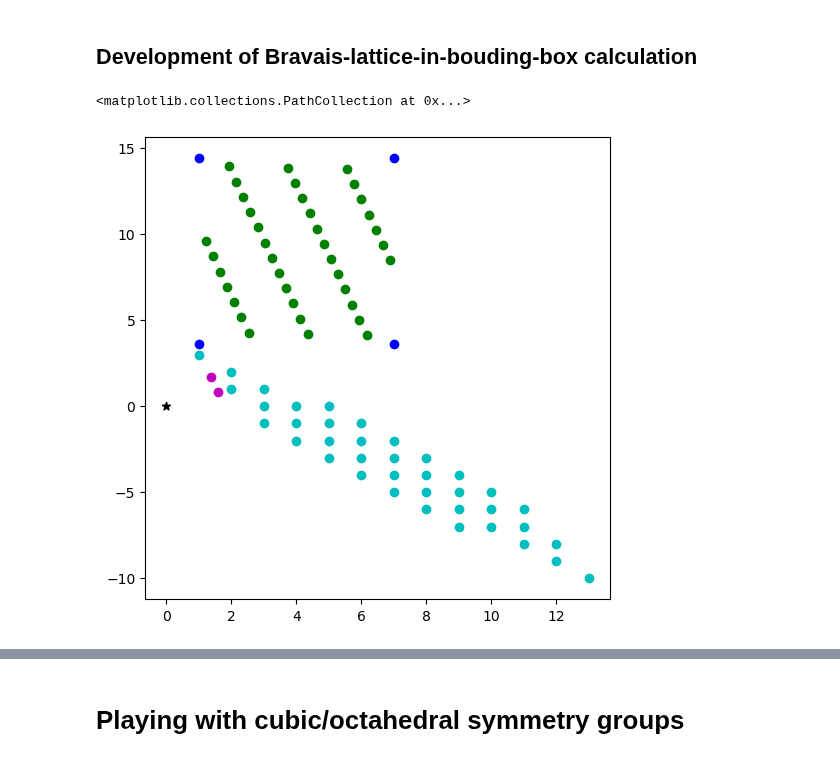
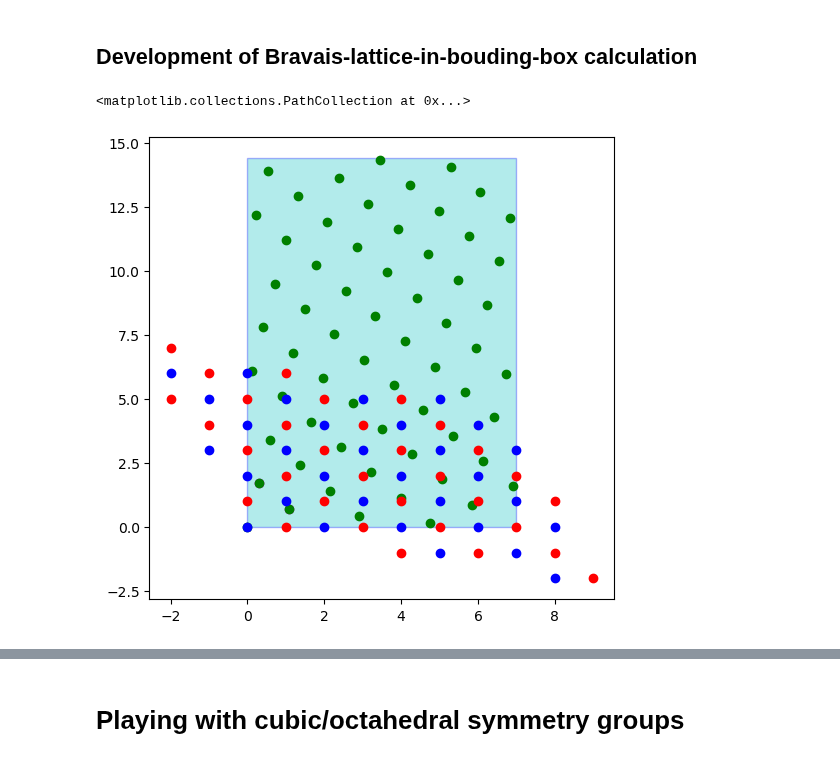
Before and after one commit to timbernat/NREL_polymers, a Jupyter notebook: coordgen.ipynb, the cells around one changed output, grey strips where cells are left out. Saved outputs shown, nothing was run; the diff lists cells and outputs as text; code cells hidden in the pictures.

Commit message:
Experimenting with orienting faces in bounding box volumes

```diff
--- a/coordgen.ipynb
+++ b/coordgen.ipynb
@@ -241,23 +77,33 @@ def identify_bravais_points_within_bbox(lattice_vectors : np.ndarray[Shape[N, N]
 # %%
-A = np.random.random((2,2)) * 2
+lattice_vectors = np.random.random((2,2)) * 2
 # A = np.array([[1.70662421, 0.2153812 ],
 #        [0.8585849 , 0.69584722]])
 
 bbox_extrema = np.array([
-    [ 1.0, 3.6],
+    [ 0.0, 0.0],
+    # [ 1.0, 3.6],
     [ 7.0, 14.4],
 ])
-bbox = coordops.BoundingBox(bbox_extrema)
-inner_points, int_latt = identify_bravais_points_within_bbox(A, bbox)
+bbox = BoundingBox(bbox_extrema)
+
+inner_brav_latt, brav_int_latt = identify_bravais_points_within_bbox(lattice_vectors, bbox)
 
 s = 6
 fig = plt.figure(figsize=(s, s))
 ax  = fig.add_subplot()
-ax.scatter([0], [0], color='k', marker='*')
-ax.scatter(*A              , color='m')
-ax.scatter(*bbox.vertices.T, color='b')
-ax.scatter(*int_latt.points.T     , color='c')
-ax.scatter(*inner_points.T , color='g')
+ax.scatter([0], [0], color='k', marker='*') # plot the origin
+bbox_rect = plt.Rectangle(bbox.minimum, *bbox.dims, edgecolor='b', facecolor='c', alpha=0.3)
+ax.add_patch(bbox_rect)
+# ax.scatter(*bbox.vertices.T, color='b')
+ax.scatter(*lattice_vectors.T, color='m')
+
+# ax.scatter(*inv_bbox_coords.points.T, color='y')
+# ax.scatter(*integral_bounding_points.T, color='tab:orange')
+# ax.scatter(*trial_latt_points.points.T, color='tab:purple')
+
+ax.scatter(*inner_brav_latt.points.T , color='g')
+ax.scatter(*brav_int_latt.odd_points.T, color='r')
+ax.scatter(*brav_int_latt.even_points.T, color='b')
 # %% [output]
 <matplotlib.collections.PathCollection at 0x...>
-[figure, old version]
+[figure, new version]
```
Also changed, not shown: parts of 30 cells of this notebook.
